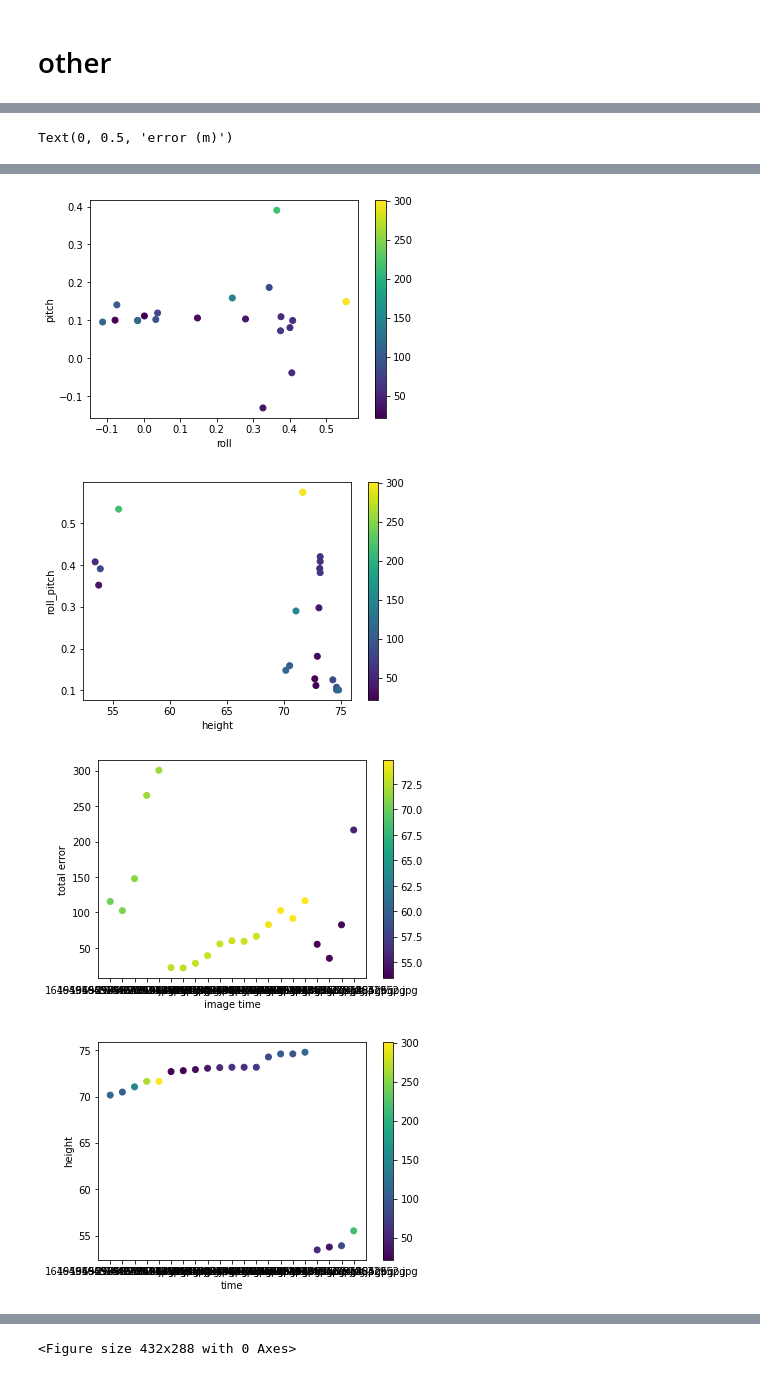
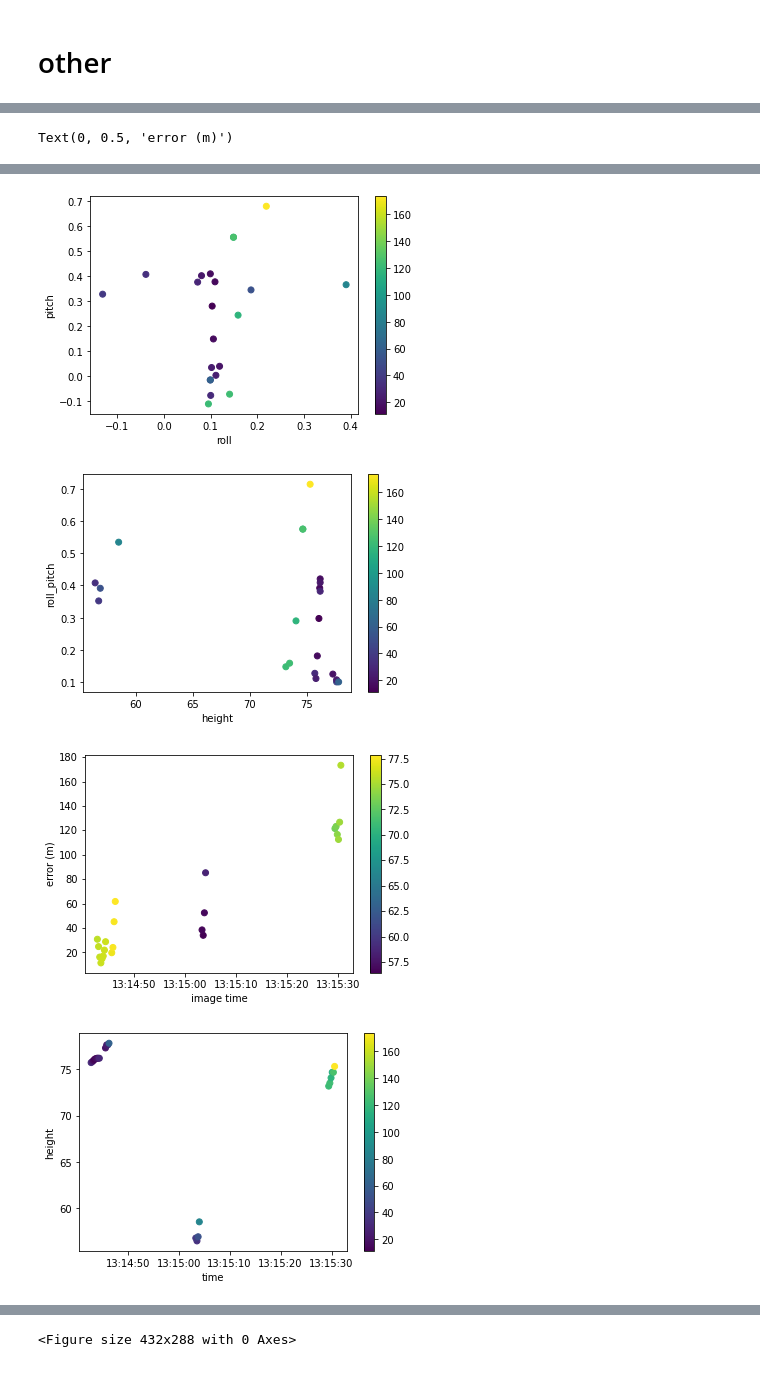
Before and after one commit to Team-Peryton/uas-theia, a Jupyter notebook: experiment.ipynb, the cells around one changed output, grey strips where cells are left out. Saved outputs shown, nothing was run; the diff lists cells and outputs as text; code cells hidden in the pictures.

```diff
--- a/experiment.ipynb
+++ b/experiment.ipynb
@@ -365,6 +365,7 @@ import cv2
 import os
 import math
 import geopy.distance
+from datetime import datetime
 
 
 target_location = (51.292308, -0.484431)
@@ -377,7 +378,7 @@ image = cv2.imread(directory + "//" + files[image_number])
 name = files[image_number]
 name = name.split(",")
 
-start_height = 35
+start_height = 32
 
 options = {
     "block_size": 399,
@@ -391,8 +392,6 @@ options = {
     "debug":False,
     "min_solidity":0.6
 }
-
-
 
 error_x = []
 error_y = []
@@ -409,24 +408,28 @@ for file in files:
     predicted = find_targets(image, options)
     name = file.split(",")
     try:
-        l = LocationInfo(lat=float(name[2]), lon=float(name[1]), alt=float(name[0])-start_height,heading=float(name[3]), pitch=float(name[5]), roll=float(name[4]))
+        l = LocationInfo(lat=float(name[2]), lon=float(name[1]), alt=float(name[0])-start_height,heading=float(name[3]), pitch=float(name[4]), roll=float(name[5]))
         predicted_location = position_estimation.triangulate(predicted[0], l)
 
+        img_time = datetime.utcfromtimestamp(float(name[6].split(".jpg")[0]))
         err = math.sqrt((predicted_location[0]-target_location[0])**2+(predicted_location[1]-target_location[1])**2)
-        if err > 0.004:
+        dist_err = geopy.distance.distance(target_location, predicted_location).m
+        if dist_err > 200:
             pass
+        # elif img_time.minute < 15:
+        #     pass
         else:
             image_pitch.append(l.pitch)
             image_roll.append(l.roll)
             image_height.append(l.alt)
             image_heading.append(l.heading)
-            image_time.append(name[6])
+            image_time.append(img_time)
             error_x.append(predicted_location[0]-target_location[0])
             error_y.append(predicted_location[1]-target_location[1])
-            dist_error.append(geopy.distance.distance(target_location, predicted_location).m)
+            dist_error.append(dist_err)
 
             total_error.append(math.sqrt((predicted_location[0]-target_location[0])**2+(predicted_location[1]-target_location[1])**2))
-            print(geopy.distance.distance(target_location, predicted_location).m)
+            print(dist_err)
 
     except Exception as e:
         print(e)
@@ -468,12 +476,12 @@ plt.ylabel("error in y")
 plt.figure(1)
 plt.scatter(image_pitch,dist_error)
 plt.xlabel("pitch")
-plt.ylabel("total error")
+plt.ylabel("error (m)")
 
 plt.figure(2)
 plt.scatter(image_roll,dist_error)
 plt.xlabel("roll")
-plt.ylabel("total error")
+plt.ylabel("error (m)")
 
 
 plt.figure(3)
@@ -496,7 +504,7 @@ plt.figure(5)
 plt.scatter(image_time,dist_error,c=image_height, cmap='viridis')
 plt.colorbar()
 plt.xlabel("image time")
-plt.ylabel("total error")
+plt.ylabel("error (m)")
 
 plt.figure(6)
 plt.scatter(image_time,image_height,c=dist_error, cmap='viridis')
@@ -518,4 +526,4 @@ Text(0, 0.5, 'error (m)')
-[figure, old version]
+[figure, new version]
-[figure, old version]
+[figure, new version]
-[figure, old version]
+[figure, new version]
-[figure, old version]
+[figure, new version]
```
Also changed, not shown: parts of 3 cells of this notebook, 3 other files.
